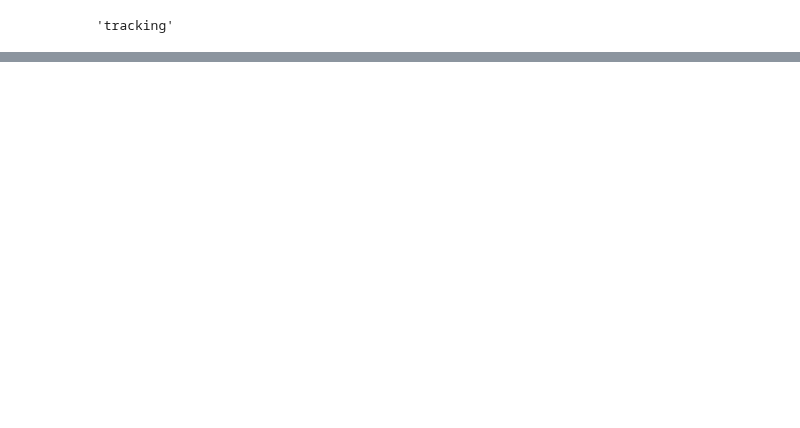
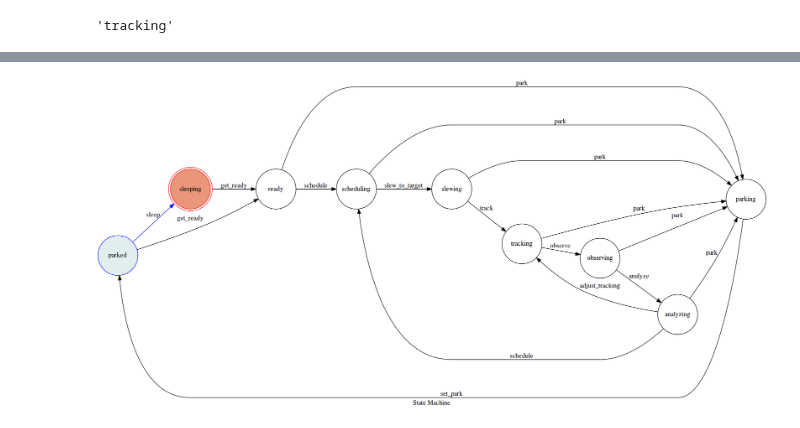
Before and after one commit to panoptes/POCS, a Jupyter notebook: examples/notebooks/State Machine Demonstration.ipynb, the cells around one changed output, grey strips where cells are left out. Saved outputs shown, nothing was run; the diff lists cells and outputs as text; code cells hidden in the pictures; blank space fills up the shorter version.

```diff
--- a/examples/notebooks/State Machine Demonstration.ipynb
+++ b/examples/notebooks/State Machine Demonstration.ipynb
@@ -156 +159,6 @@ pan.sleep()
 True
+# %%
+pan._graph.draw('state.png', prog='dot')
+Image('state.png')
+# %% [output]
+[figure, added]
```
Also changed, not shown: parts of 12 cells of this notebook, 2 other files.
